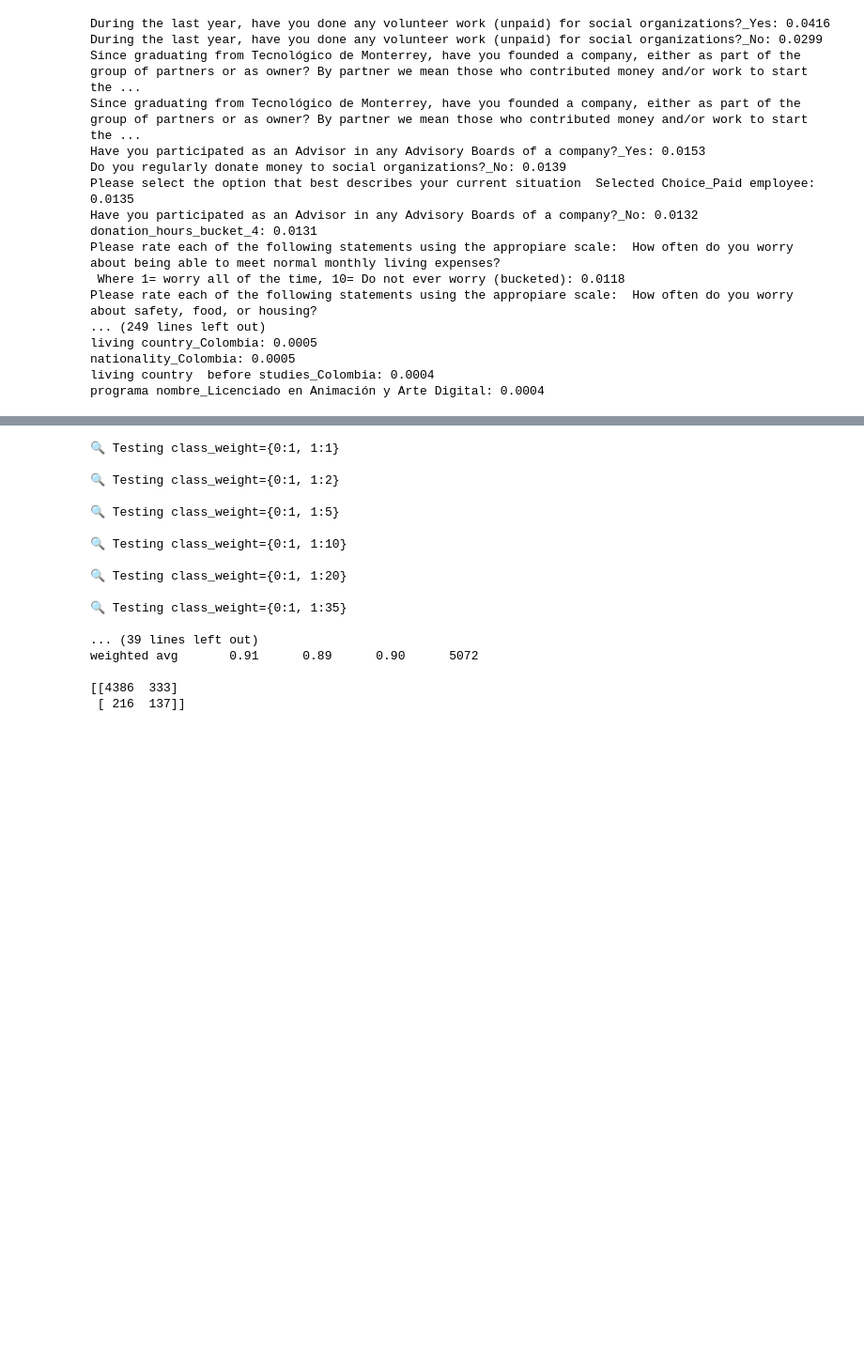
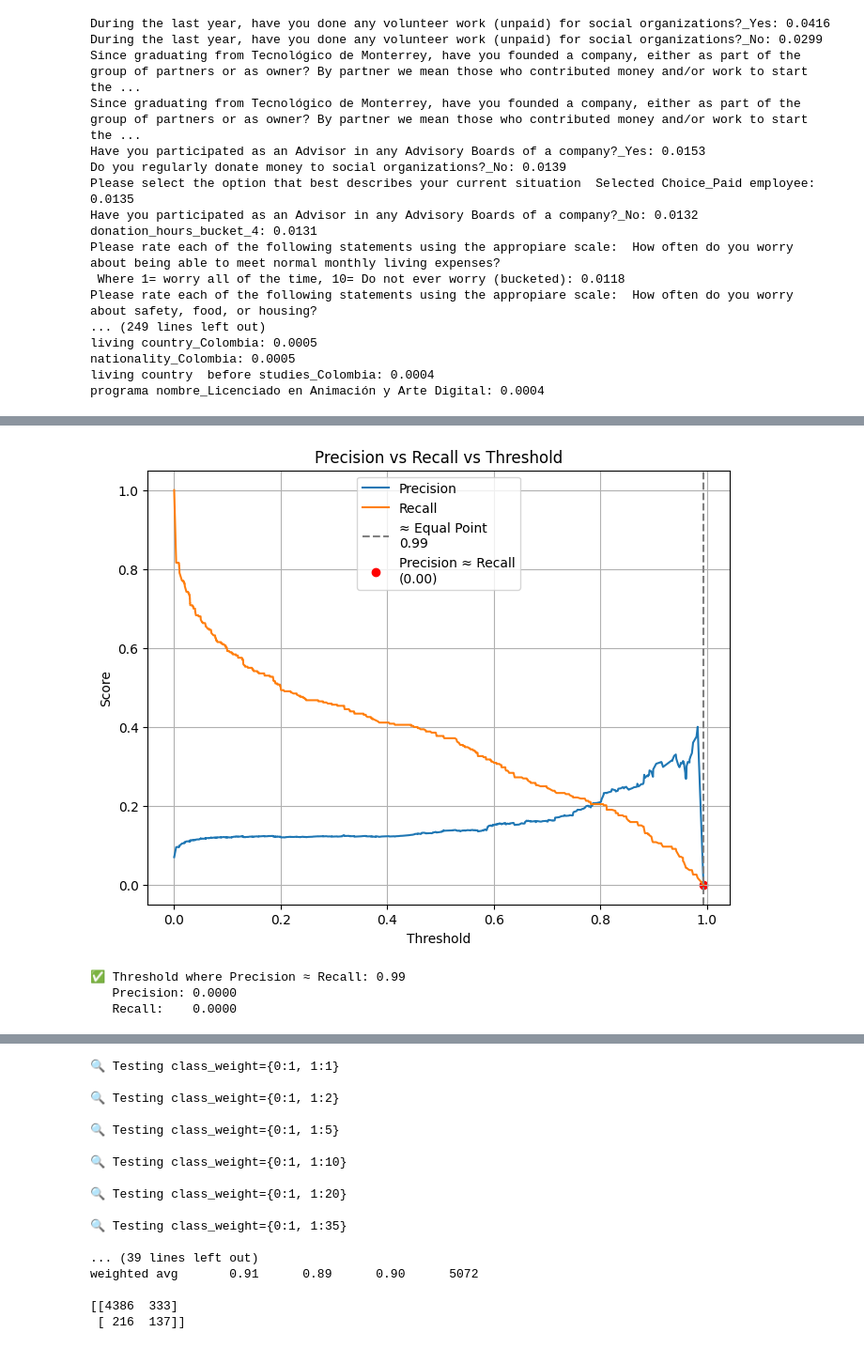
Before and after one commit to YuvanTec/MLModel, a Jupyter notebook: reto.ipynb, the cells around one changed output, grey strips where cells are left out. Shown at 94% size. Saved outputs shown, nothing was run; the diff lists cells and outputs as text; code cells hidden in the pictures; blank space fills up the shorter version.

```diff
--- a/reto.ipynb
+++ b/reto.ipynb
@@ -418,0 +568,41 @@ weighted avg       0.91      0.89      0.90      5072
+# %%
+from sklearn.metrics import precision_recall_curve
+import matplotlib.pyplot as plt
+import numpy as np
+
+
+# Predict probabilities
+y_scores = model_class1.predict_proba(X_val_class1)[:, 1]
+
+# Compute precision, recall, thresholds
+precisions, recalls, thresholds = precision_recall_curve(y_val, y_scores)
+
+# Find threshold where precision and recall are closest
+diffs = np.abs(precisions[:-1] - recalls[:-1])  # Exclude last element to match thresholds
+best_index = np.argmin(diffs)
+best_threshold = thresholds[best_index]
+best_precision = precisions[best_index]
+best_recall = recalls[best_index]
+
+# Plot precision and recall
+plt.figure(figsize=(8, 6))
+plt.plot(thresholds, precisions[:-1], label='Precision')
+plt.plot(thresholds, recalls[:-1], label='Recall')
+plt.axvline(best_threshold, color='gray', linestyle='--', label=f'≈ Equal Point\n{best_threshold:.2f}')
+plt.scatter(best_threshold, best_precision, color='red', label=f'Precision ≈ Recall\n({best_precision:.2f})')
+plt.xlabel("Threshold")
+plt.ylabel("Score")
+plt.legend()
+plt.grid()
+plt.title("Precision vs Recall vs Threshold")
+plt.show()
+
+# Print result
+print(f"✅ Threshold where Precision ≈ Recall: {best_threshold:.2f}")
+print(f"   Precision: {best_precision:.4f}")
+print(f"   Recall:    {best_recall:.4f}")
+# %% [output]
+[figure, added]
+✅ Threshold where Precision ≈ Recall: 0.99
+   Precision: 0.0000
+   Recall:    0.0000
```
Also changed, not shown: parts of 16 cells of this notebook, 4 other files.
